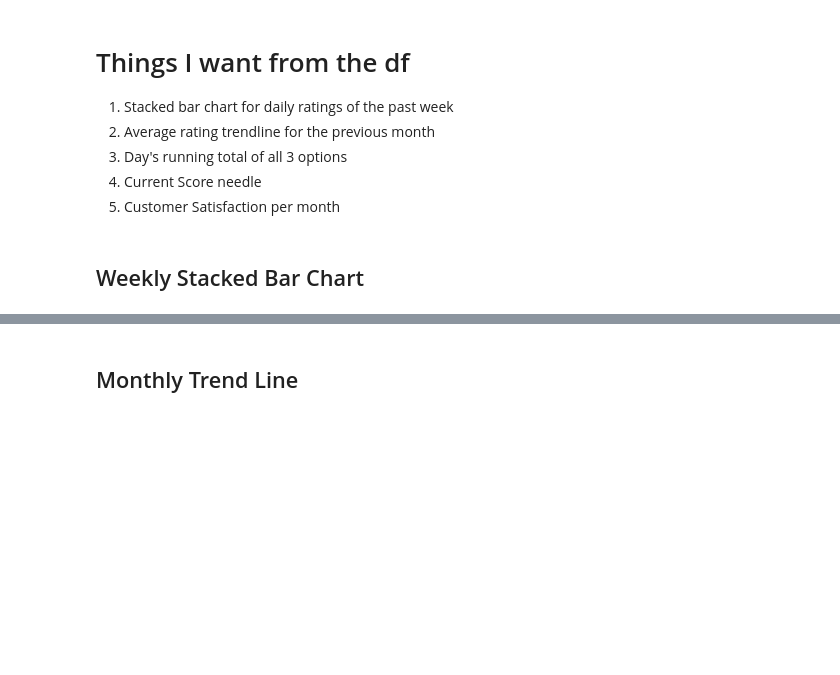
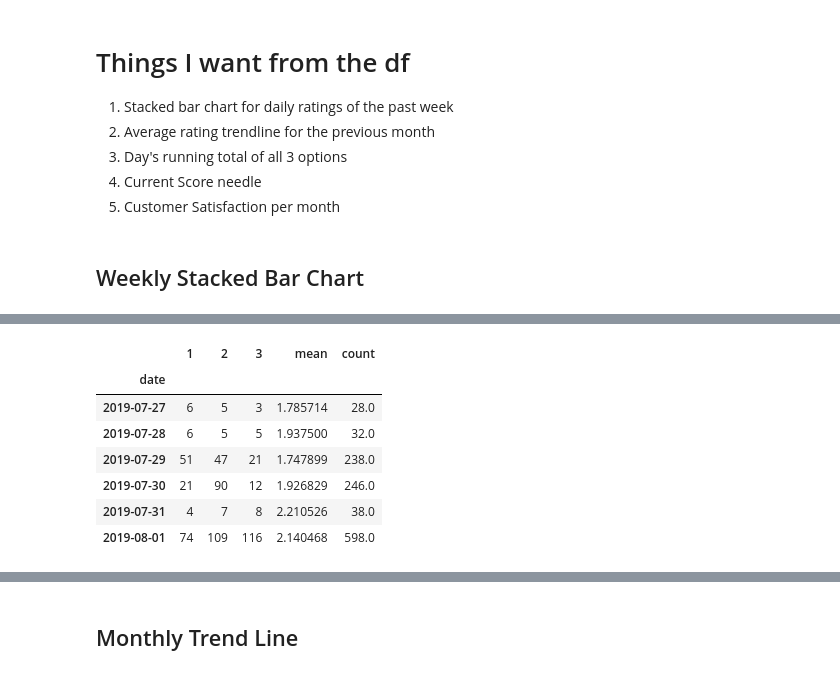
Before and after one commit to MaxCaudle/custy_sat, a Jupyter notebook: dashboard_eda.ipynb, the cells around one changed output, grey strips where cells are left out. Drawn from its saved outputs; the diff is of its cells as text; code cells hidden in the pictures; blank space fills up the shorter version.

```diff
--- a/dashboard_eda.ipynb
+++ b/dashboard_eda.ipynb
@@ -51,3 +61,15 @@ df_week.columns = ['1','2','3']
+# %%
+df_week['mean'] = (df_week['1']*1+df_week['2']*2+df_week['3']*3)/(df_week['1']+df_week['2']+df_week['3'])
+df_week
+# %% [output]
+|  | 1 | 2 | 3 | mean | count |
+| date |  |  |  |  |  |
+| 2019-07-27 | 6 | 5 | 3 | 1.785714 | 28.0 |
+| 2019-07-28 | 6 | 5 | 5 | 1.937500 | 32.0 |
+| 2019-07-29 | 51 | 47 | 21 | 1.747899 | 238.0 |
+| 2019-07-30 | 21 | 90 | 12 | 1.926829 | 246.0 |
+| 2019-07-31 | 4 | 7 | 8 | 2.210526 | 38.0 |
+| 2019-08-01 | 74 | 109 | 116 | 2.140468 | 598.0 |
 # %%
 plt.bar(df_week.index, df_week['1'], color='r')
 plt.bar(df_week.index, df_week['2'], bottom=df_week['1'], color='y')
```
Also changed, not shown: parts of 3 cells of this notebook, 3 other files.
